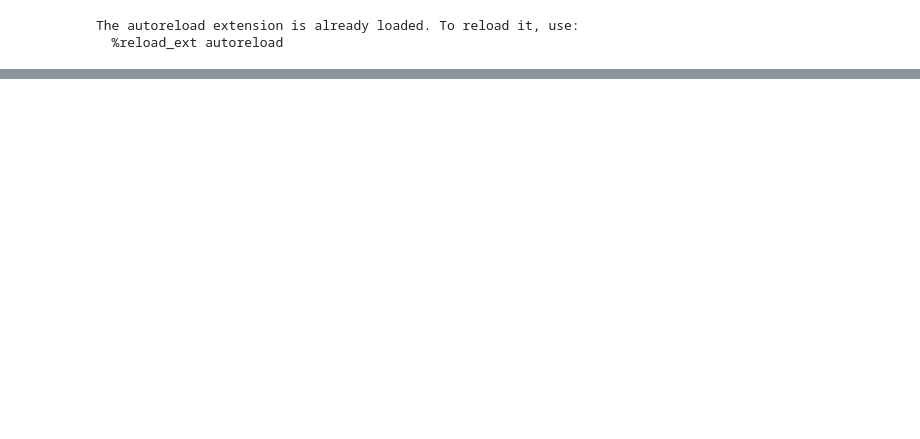
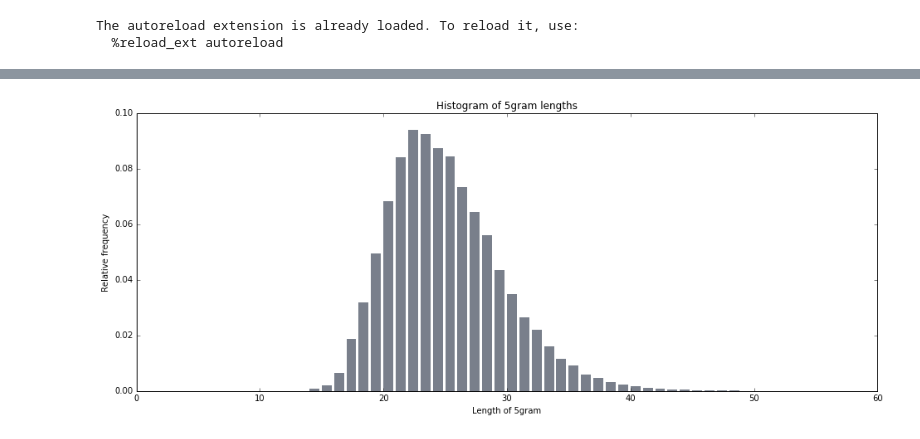
Before and after one commit to mseltz/W261-Fall2016, a Jupyter notebook: Week05/Local Debugging HW5.4.ipynb, the cells around one changed output, grey strips where cells are left out. Drawn from its saved outputs; the diff is of its cells as text; code cells hidden in the pictures; blank space fills up the shorter version.

```diff
--- a/Week05/Local Debugging HW5.4.ipynb
+++ b/Week05/Local Debugging HW5.4.ipynb
@@ -122,0 +180,23 @@ want {'water': 1, 'whether': 5}
+# %%
+from MRJob5_3 import job
+
+def runJob5_3(filename, part, s3bucket):
+
+    #mr_job = job(args=[filename, '--part', str(part)])
+    mr_job = job(args=[filename, '--part', str(part), '-r', 'hadoop', '--hadoop-home', '/usr/'])
+#     mr_job = job(args=[filename, '--part', str(part), '--no-output', '--output-dir', s3bucket,
+#                        '-r', 'emr', '--emr-job-flow-id', 'j-98XEIC78B7U2'])
+
+    output = []
+
+    with mr_job.make_runner() as runner:
+        # Run MRJob
+        runner.run()
+
+        # Write stream_output to file
+        for line in runner.stream_output():
+            output.append(mr_job.parse_output_line(line))
+
+    return output
+
+output = runJob5_3('./filtered-5Grams/googlebooks-eng-all-5gram-20090715-0-filtered.txt', 4, 'none')
@@ -122,0 +219,20 @@ want {'water': 1, 'whether': 5}
+# %%
+%matplotlib inline
+
+import numpy as np
+import pandas
+import matplotlib.pyplot as plt
+
+def plot_hist():
+    frequencies = np.array(output)
+    density = np.column_stack((frequencies[:,1], frequencies[:,0] / sum(frequencies[:,0])))
+
+    plt.figure(figsize=(16, 6))
+    plt.bar(density[:,0], density[:,1], color='#797f8b', edgecolor="none")
+    plt.xlabel("Length of 5gram")
+    plt.ylabel("Relative frequency")
+    plt.title("Histogram of 5gram lengths")
+
+plot_hist()
+# %% [output]
+[figure, added]
```
Also changed, not shown: parts of 8 cells of this notebook, 19 other files.
